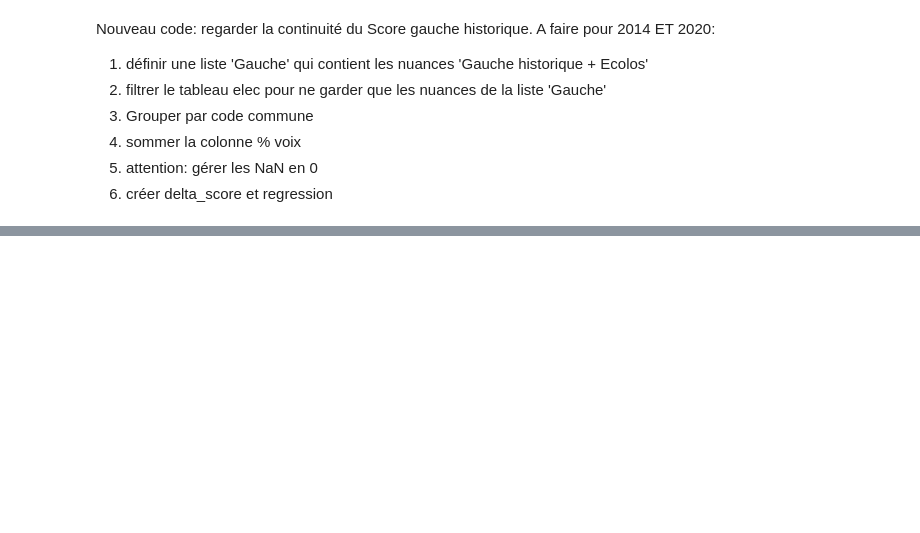
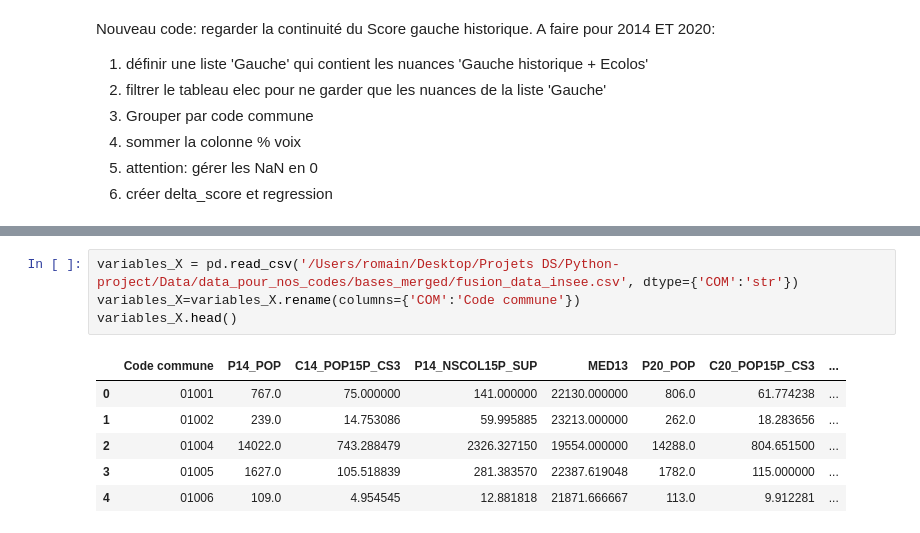
Before and after one commit to romainratajczyk/ENSAE-S1-Python-Project, a Jupyter notebook: analyse/merge code fonctionnel/fusions_data.ipynb, the cells around one changed output, grey strips where cells are left out. Drawn from its saved outputs; the diff is of its cells as text; blank space fills up the shorter version.

```diff
--- a/analyse/merge code fonctionnel/fusions_data.ipynb
+++ b/analyse/merge code fonctionnel/fusions_data.ipynb
@@ -436,0 +567,11 @@ print(df_elec_2020_new.head())
+# %%
+variables_X = pd.read_csv('/Users/romain/Desktop/Projets DS/Python-project/Data/data_pour_nos_codes/bases_merged/fusion_data_insee.csv', dtype={'COM':'str'})
+variables_X=variables_X.rename(columns={'COM':'Code commune'})
+variables_X.head()
+# %% [output]
+|  | Code commune | P14_POP | C14_POP15P_CS3 | P14_NSCOL15P_SUP | MED13 | P20_POP | C20_POP15P_CS3 | ... |
+| 0 | 01001 | 767.0 | 75.000000 | 141.000000 | 22130.000000 | 806.0 | 61.774238 | ... |
+| 1 | 01002 | 239.0 | 14.753086 | 59.995885 | 23213.000000 | 262.0 | 18.283656 | ... |
+| 2 | 01004 | 14022.0 | 743.288479 | 2326.327150 | 19554.000000 | 14288.0 | 804.651500 | ... |
+| 3 | 01005 | 1627.0 | 105.518839 | 281.383570 | 22387.619048 | 1782.0 | 115.000000 | ... |
+| 4 | 01006 | 109.0 | 4.954545 | 12.881818 | 21871.666667 | 113.0 | 9.912281 | ... |
```
Also changed, not shown: parts of 13 cells of this notebook, 1 other file.
